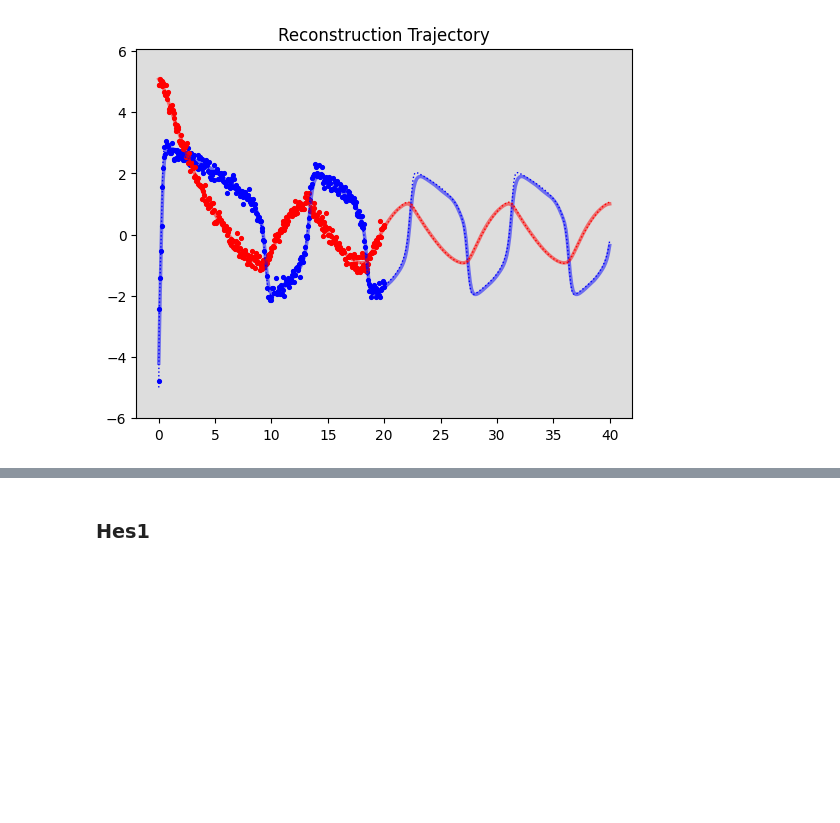
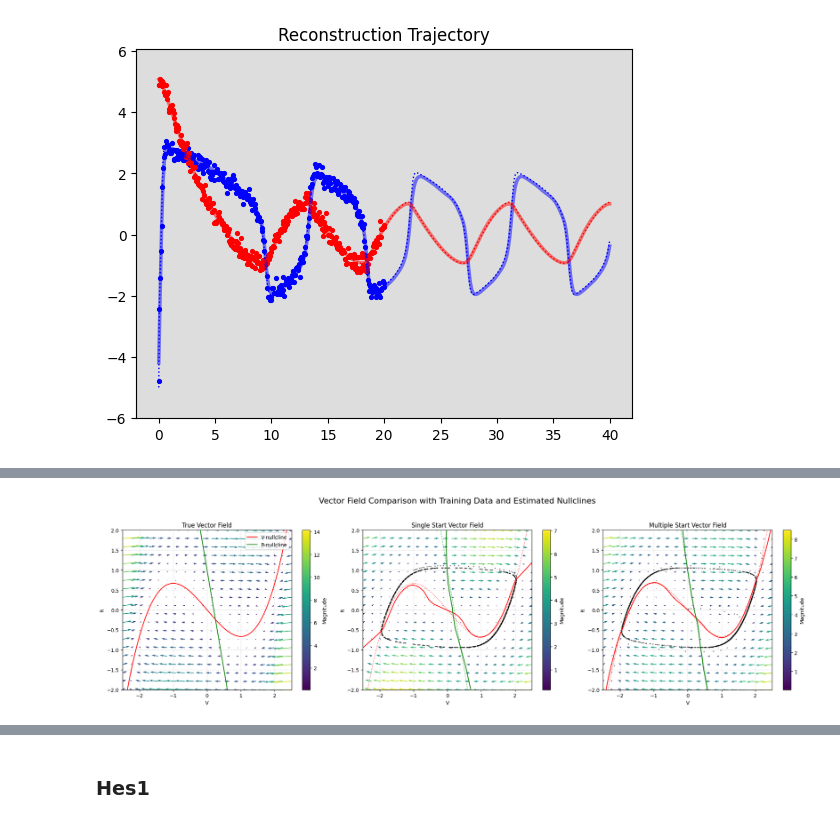
Before and after one commit to ksooyeon3/magi-ts-2, a Jupyter notebook: magix_new.ipynb, the cells around one changed output, grey strips where cells are left out. Drawn from its saved outputs; the diff is of its cells as text; code cells hidden in the pictures; blank space fills up the shorter version.

Commit message:
Initial import of MAGI-TS workspace

```diff
--- a/magix_new.ipynb
+++ b/magix_new.ipynb
@@ -164,0 +456,84 @@ plt.show()
+# %%
+# IMPORTANT: Add this after you've trained your model fOde on the FN data
+
+# Create and train a model with multiple starting points
+single_start = [[-1.0, 1.0]]  # The original starting point
+multi_start = [
+    [-1.0, 1.0],   # Original starting point
+    [1.0, -1.0],   # Opposite side
+    [0.0, 0.0],    # Near equilibrium
+    [2.0, 1.5],    # Right side
+    [-2.0, -1.5]   # Left side
+]
+
+# Function to get states and derivatives from trajectories
+def get_states_derivs(starting_points):
+    """Generate trajectories and extract states and derivatives"""
+    all_states, all_derivs = [], []
+
+    for start_point in starting_points:
+        # Generate trajectory from this starting point
+        this_tdata = np.linspace(0, 40, 1281)
+        this_xdata = odeint(FN, start_point, this_tdata, args=(a, b, c))
+
+        # Convert to tensors
+        states = torch.tensor(this_xdata, dtype=torch.float64)
+        derivs = torch.tensor([FN(state, 0, a, b, c) for state in this_xdata], dtype=torch.float64)
+
+        all_states.append(states)
+        all_derivs.append(derivs)
+
+    return torch.cat(all_states), torch.cat(all_derivs)
+
+# Get single and multi-start data
+single_states, single_derivs = get_states_derivs(single_start)
+multi_states, multi_derivs = get_states_derivs(multi_start)
+
+# Train neural network models directly on the trajectory data
+def train_nn_model(states, derivs, hidden_size=512, epochs=1000):
+    """Train a neural network model directly on state/derivative pairs"""
+    no_comp = states.shape[1]
+    model = nnMTModule(no_comp, [hidden_size], dp=0)
+
+    # Standardize outputs
+    deriv_means = torch.mean(derivs, dim=0)
+    deriv_stds = torch.std(derivs, dim=0)
+    model.update_output_layer(deriv_means, deriv_stds)
+
+    optimizer = torch.optim.Adam(model.parameters(), lr=1e-3)
+
+    for epoch in range(epochs):
+        optimizer.zero_grad()
+        pred_derivs = model(states)
+        mse_loss = torch.mean((pred_derivs - derivs) ** 2)
+        l2_reg = sum(p.pow(2.0).sum() for p in model.parameters())
+        total_loss = mse_loss + 1e-4 * l2_reg
+        total_loss.backward()
+        optimizer.step()
+
+    return model
+
+# Train models on the single and multi-start data
+print("Training single-start model...")
+single_model = train_nn_model(single_states, single_derivs)
+
+print("Training multi-start model...")
+multi_model = train_nn_model(multi_states, multi_derivs)
+
+# Compute vector fields
+true_vf = compute_true_vector_field()
+single_vf = compute_vector_field(single_model)
+multi_vf = compute_vector_field(multi_model)
+
+# Create visualization
+plot_vector_field_comparison(
+    true_vf,
+    single_vf,
+    multi_vf,
+    single_model,
+    multi_model,
+    single_states,
+    multi_states,
+    filename="fn_vector_field_comparison.png"
+)
+# %% [output]
@@ -164,0 +542 @@ plt.show()
+[figure, added]
```
Also changed, not shown: parts of 17 cells of this notebook, 38 other files.
